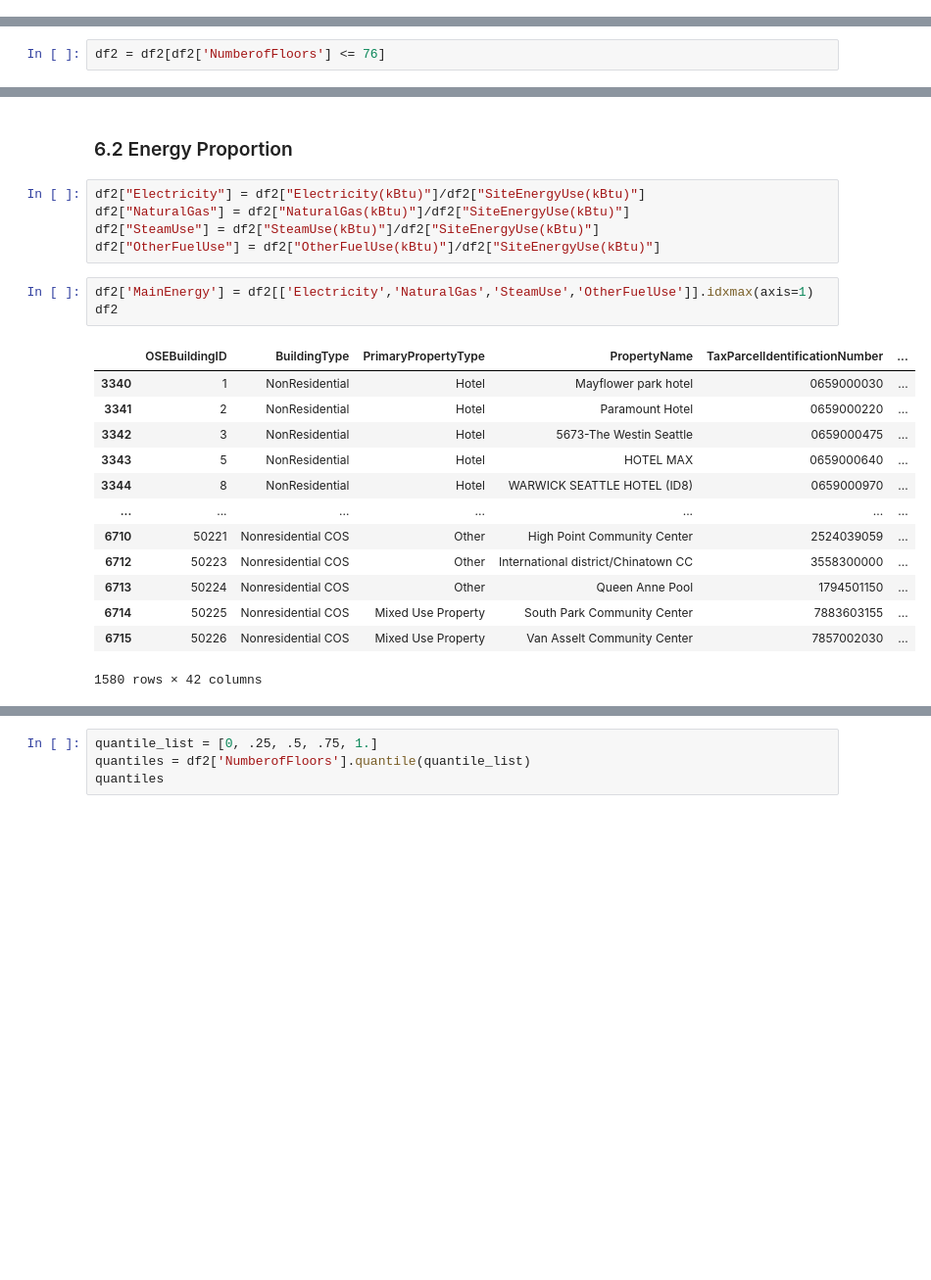
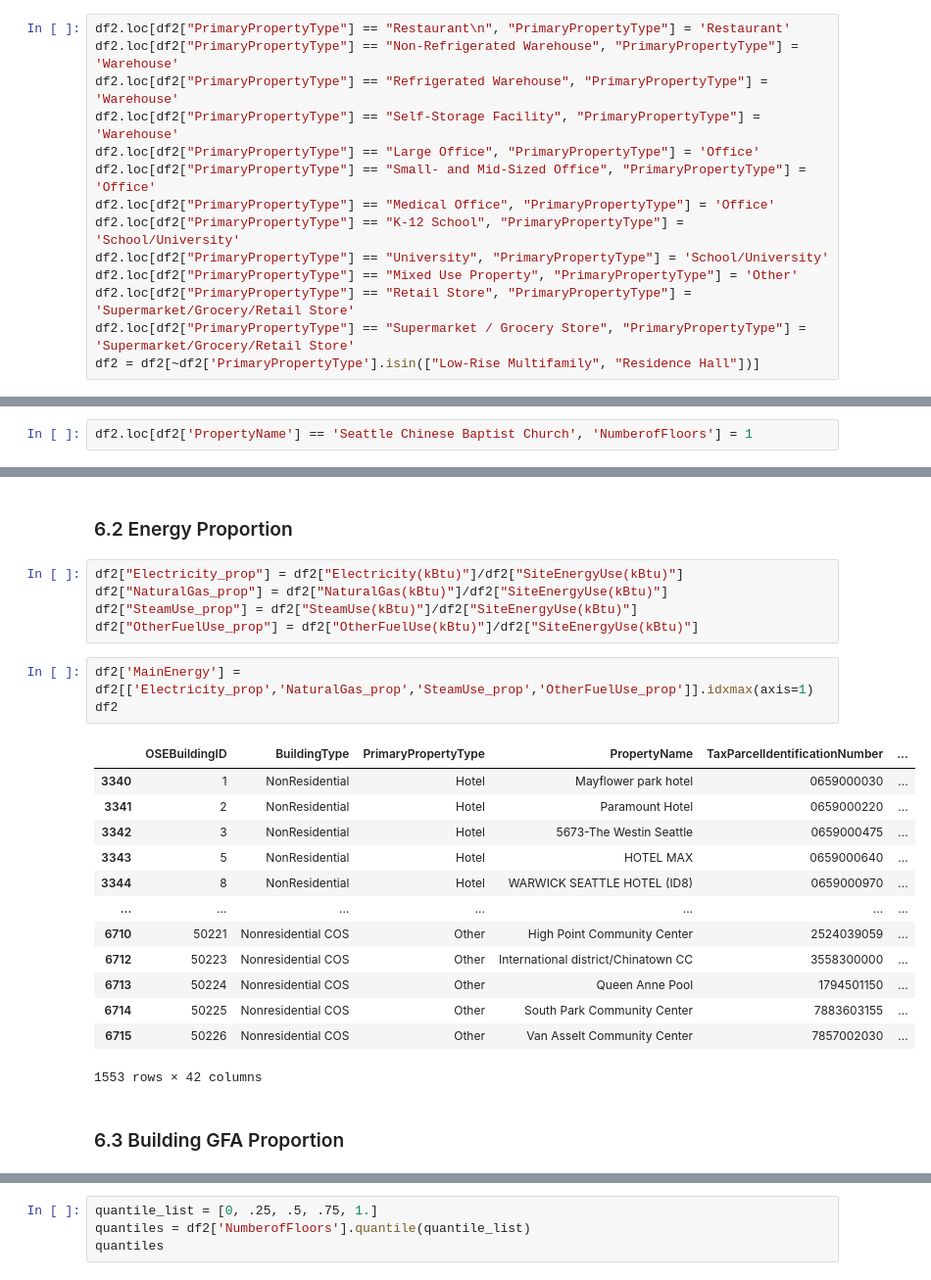
Before and after one commit to mariusbiteau/Buildings_Electrical-Consumption_CO2-Emissions_Prediction, a Jupyter notebook: Buildings_Electrical_Consumption_CO2_Emissions_Prediction.ipynb, the cells around one changed output, grey strips where cells are left out. Shown at 98% size. Cells and saved outputs as stored; diff of their text form; blank space fills up the shorter version.

```diff
--- a/Buildings_Electrical_Consumption_CO2_Emissions_Prediction.ipynb
+++ b/Buildings_Electrical_Consumption_CO2_Emissions_Prediction.ipynb
@@ -621,0 +630,14 @@ New dataframe shape :  (1580, 37)
+# %%
+df2.loc[df2["PrimaryPropertyType"] == "Restaurant\n", "PrimaryPropertyType"] = 'Restaurant'
+df2.loc[df2["PrimaryPropertyType"] == "Non-Refrigerated Warehouse", "PrimaryPropertyType"] = 'Warehouse'
+df2.loc[df2["PrimaryPropertyType"] == "Refrigerated Warehouse", "PrimaryPropertyType"] = 'Warehouse'
+df2.loc[df2["PrimaryPropertyType"] == "Self-Storage Facility", "PrimaryPropertyType"] = 'Warehouse'
+df2.loc[df2["PrimaryPropertyType"] == "Large Office", "PrimaryPropertyType"] = 'Office'
+df2.loc[df2["PrimaryPropertyType"] == "Small- and Mid-Sized Office", "PrimaryPropertyType"] = 'Office'
+df2.loc[df2["PrimaryPropertyType"] == "Medical Office", "PrimaryPropertyType"] = 'Office'
+df2.loc[df2["PrimaryPropertyType"] == "K-12 School", "PrimaryPropertyType"] = 'School/University'
+df2.loc[df2["PrimaryPropertyType"] == "University", "PrimaryPropertyType"] = 'School/University'
+df2.loc[df2["PrimaryPropertyType"] == "Mixed Use Property", "PrimaryPropertyType"] = 'Other'
+df2.loc[df2["PrimaryPropertyType"] == "Retail Store", "PrimaryPropertyType"] = 'Supermarket/Grocery/Retail Store'
+df2.loc[df2["PrimaryPropertyType"] == "Supermarket / Grocery Store", "PrimaryPropertyType"] = 'Supermarket/Grocery/Retail Store'
+df2 = df2[~df2['PrimaryPropertyType'].isin(["Low-Rise Multifamily", "Residence Hall"])]
@@ -684,4 +727,4 @@ df2.sort_values(by='NumberofBuildings', ascending=True).head()
 # %% [markdown]
 Seattle Chinese Baptist Church is not a 99-storey building.
-# %%
-df2 = df2[df2['NumberofFloors'] <= 76]
+# %%
+df2.loc[df2['PropertyName'] == 'Seattle Chinese Baptist Church', 'NumberofFloors'] = 1
@@ -698,24 +757,26 @@ New dataframe shape :  (1580, 37)
 # %% [markdown]
 ### 6.2 Energy Proportion
 # %%
-df2["Electricity"] = df2["Electricity(kBtu)"]/df2["SiteEnergyUse(kBtu)"]
-df2["NaturalGas"] = df2["NaturalGas(kBtu)"]/df2["SiteEnergyUse(kBtu)"]
-df2["SteamUse"] = df2["SteamUse(kBtu)"]/df2["SiteEnergyUse(kBtu)"]
-df2["OtherFuelUse"] = df2["OtherFuelUse(kBtu)"]/df2["SiteEnergyUse(kBtu)"]
+df2["Electricity_prop"] = df2["Electricity(kBtu)"]/df2["SiteEnergyUse(kBtu)"]
+df2["NaturalGas_prop"] = df2["NaturalGas(kBtu)"]/df2["SiteEnergyUse(kBtu)"]
+df2["SteamUse_prop"] = df2["SteamUse(kBtu)"]/df2["SiteEnergyUse(kBtu)"]
+df2["OtherFuelUse_prop"] = df2["OtherFuelUse(kBtu)"]/df2["SiteEnergyUse(kBtu)"]
 # %%
-df2['MainEnergy'] = df2[['Electricity','NaturalGas','SteamUse','OtherFuelUse']].idxmax(axis=1)
+df2['MainEnergy'] = df2[['Electricity_prop','NaturalGas_prop','SteamUse_prop','OtherFuelUse_prop']].idxmax(axis=1)
 df2
 # %% [output]
 |  | OSEBuildingID | BuildingType | PrimaryPropertyType | PropertyName | TaxParcelIdentificationNumber | ... |
 | 3340 | 1 | NonResidential | Hotel | Mayflower park hotel | 0659000030 | ... |
 | 3341 | 2 | NonResidential | Hotel | Paramount Hotel | 0659000220 | ... |
 | 3342 | 3 | NonResidential | Hotel | 5673-The Westin Seattle | 0659000475 | ... |
 | 3343 | 5 | NonResidential | Hotel | HOTEL MAX | 0659000640 | ... |
 | 3344 | 8 | NonResidential | Hotel | WARWICK SEATTLE HOTEL (ID8) | 0659000970 | ... |
 | ... | ... | ... | ... | ... | ... | ... |
 | 6710 | 50221 | Nonresidential COS | Other | High Point Community Center | 2524039059 | ... |
 | 6712 | 50223 | Nonresidential COS | Other | International district/Chinatown CC | 3558300000 | ... |
 | 6713 | 50224 | Nonresidential COS | Other | Queen Anne Pool | 1794501150 | ... |
-| 6714 | 50225 | Nonresidential COS | Mixed Use Property | South Park Community Center | 7883603155 | ... |
-| 6715 | 50226 | Nonresidential COS | Mixed Use Property | Van Asselt Community Center | 7857002030 | ... |
+| 6714 | 50225 | Nonresidential COS | Other | South Park Community Center | 7883603155 | ... |
+| 6715 | 50226 | Nonresidential COS | Other | Van Asselt Community Center | 7857002030 | ... |
-1580 rows × 42 columns
+1553 rows × 42 columns
+# %% [markdown]
+### 6.3 Building GFA Proportion
```
Also changed, not shown: parts of 43 cells of this notebook.
